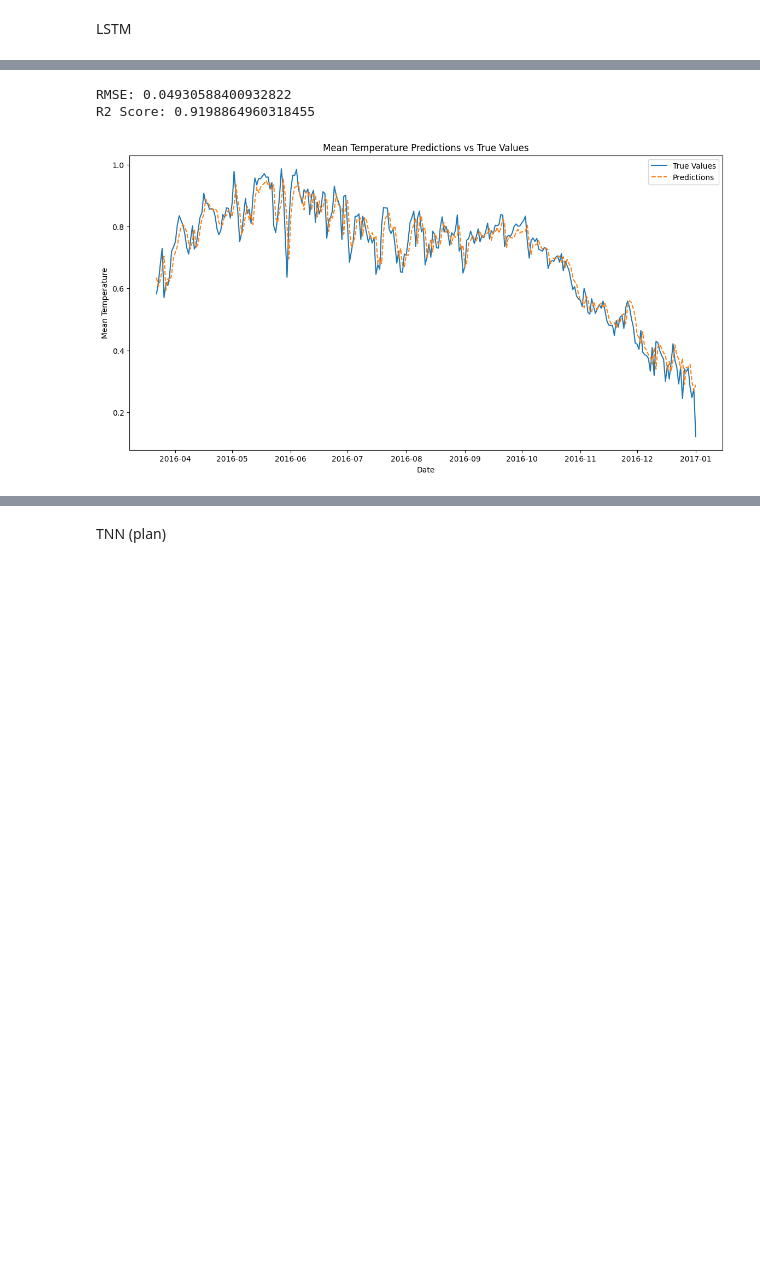
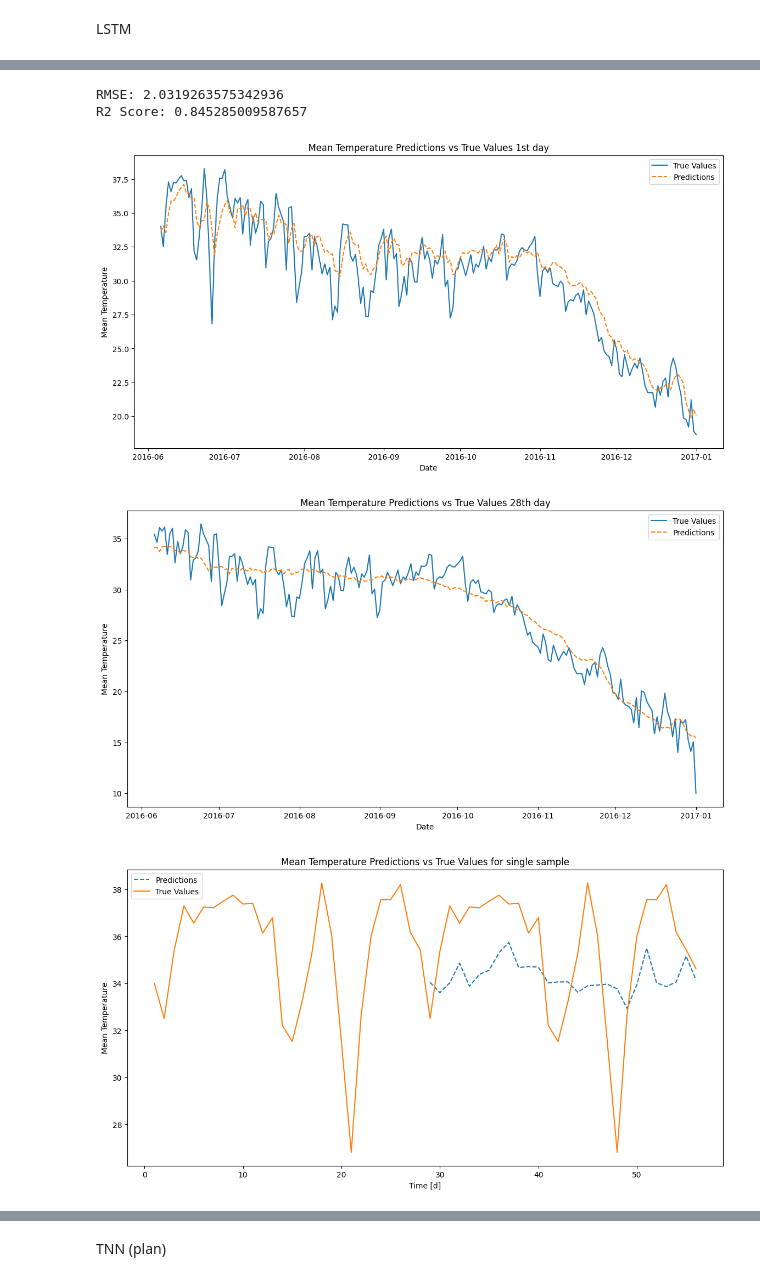
Before and after one commit to xvymaz12/ADAML2, a Jupyter notebook: ADAML2.ipynb, the cells around one changed output, grey strips where cells are left out. Drawn from its saved outputs; the diff is of its cells as text; code cells hidden in the pictures; blank space fills up the shorter version.

```diff
--- a/ADAML2.ipynb
+++ b/ADAML2.ipynb
@@ -665,17 +676,17 @@ patiance = 10
 # Build the LSTM model
 lstm_model = Sequential()
 lstm_model.add(LSTM(num_hidden_units, activation='tanh', input_shape=(sequence_length, X_train.shape[2])))
-lstm_model.add(Dense(1))
+lstm_model.add(Dense(forecast_steps))
 lstm_model.compile(optimizer='adam', loss='mse')
 
 # Define early stopping callback
 early_stopping = EarlyStopping(monitor='val_loss', patience=patiance, restore_best_weights=True)
 
 # Train the model
-history = lstm_model.fit(X_train, y_train, epochs=epochs, validation_data=(X_test, y_test), batch_size=batch_size, callbacks=[early_stopping])
+history = lstm_model.fit(X_train, y_train, epochs=epochs, validation_data=(X_test, y_test_trans), batch_size=batch_size, callbacks=[early_stopping])
 
 # Evaluate the model
-loss = lstm_model.evaluate(X_test, y_test)
+loss = lstm_model.evaluate(X_test, y_test_trans)
 print(f'Validation Loss: {loss}')
 # %% [output]
 Epoch 1/30
@@ -739,0 +741,9 @@ plt.show()
+# %%
+# Make predictions
+lstm_pred = lstm_model.predict(X_test)
+
+# Inverse transform to original scale
+lstm_pred = target_scaler.inverse_transform(lstm_pred)
+
+# Inverse transform the true values for comparison
+y_test = target_scaler.inverse_transform(y_test_trans)
@@ -740,24 +752,51 @@ plt.show()
 # %%
 # Calculate RMSE and R2 scores
-rmse = np.sqrt(mean_squared_error(y_test, lstm_pred))
-r2 = r2_score(y_test, lstm_pred)
+rmse = np.sqrt(mean_squared_error(y_test.reshape(-1), lstm_pred.reshape(-1)))
+r2 = r2_score(y_test.reshape(-1), lstm_pred.reshape(-1))
 
 print(f'RMSE: {rmse}')
 print(f'R2 Score: {r2}')
 
-# Plot the results
+# Plotting the results
 plt.figure(figsize=(14, 7))
-plt.plot(df.index[-len(y_test):], y_test, label='True Values')
-plt.plot(df.index[-len(y_test):], lstm_pred, label='Predictions', linestyle='dashed')
+plt.plot(df.index[-len(y_test):], y_test[:,0], label='True Values')
+plt.plot(df.index[-len(y_test):], lstm_pred[:,0], label='Predictions', linestyle='dashed')
+
 plt.xlabel('Date')
 plt.ylabel('Mean Temperature')
-plt.title('Mean Temperature Predictions vs True Values')
+plt.title('Mean Temperature Predictions vs True Values 1st day')
 plt.legend()
 plt.show()
+
+
+plt.figure(figsize=(14, 7))
+plt.plot(df.index[-len(y_test):], y_test[:,forecast_steps-1], label='True Values')
+plt.plot(df.index[-len(y_test):], lstm_pred[:,forecast_steps-1], label='Predictions', linestyle='dashed')
+
+plt.xlabel('Date')
+plt.ylabel('Mean Temperature')
+plt.title('Mean Temperature Predictions vs True Values ' + str(forecast_steps) + 'th day')
+plt.legend()
+plt.show()
+
+sample = 1
+
+if lstm_pred.shape[1] > 1:
+  plt.figure(figsize=(14, 7))
+  plt.plot(range(1,sequence_length+1), [None]*forecast_steps + lstm_pred[sample].tolist(), label='Predictions', linestyle='dashed')
+  plt.plot(range(1,sequence_length+1), np.concatenate([y_test[sample-1], y_test[sample]]), label='True Values')
+
+  plt.xlabel('Time [d]')
+  plt.ylabel('Mean Temperature')
+  plt.title('Mean Temperature Predictions vs True Values for single sample')
+  plt.legend()
+  plt.show()
 # %% [output]
-RMSE: 0.04930588400932822
-R2 Score: 0.9198864960318455
+RMSE: 2.0319263575342936
+R2 Score: 0.845285009587657
-[figure, old version]
+[figure, new version]
+[figure, added]
+[figure, added]
 # %%
 # Get training and validation losses from history
 training_loss = history.history['loss']
```
Also changed, not shown: parts of 57 cells of this notebook, 1 other file.
